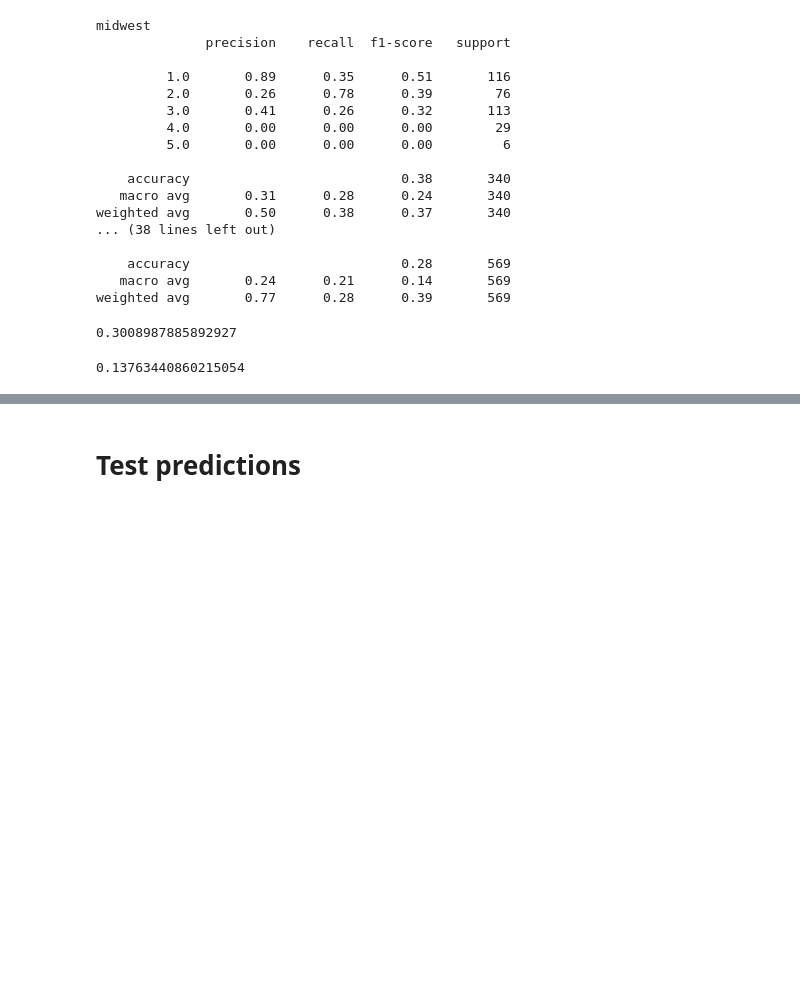
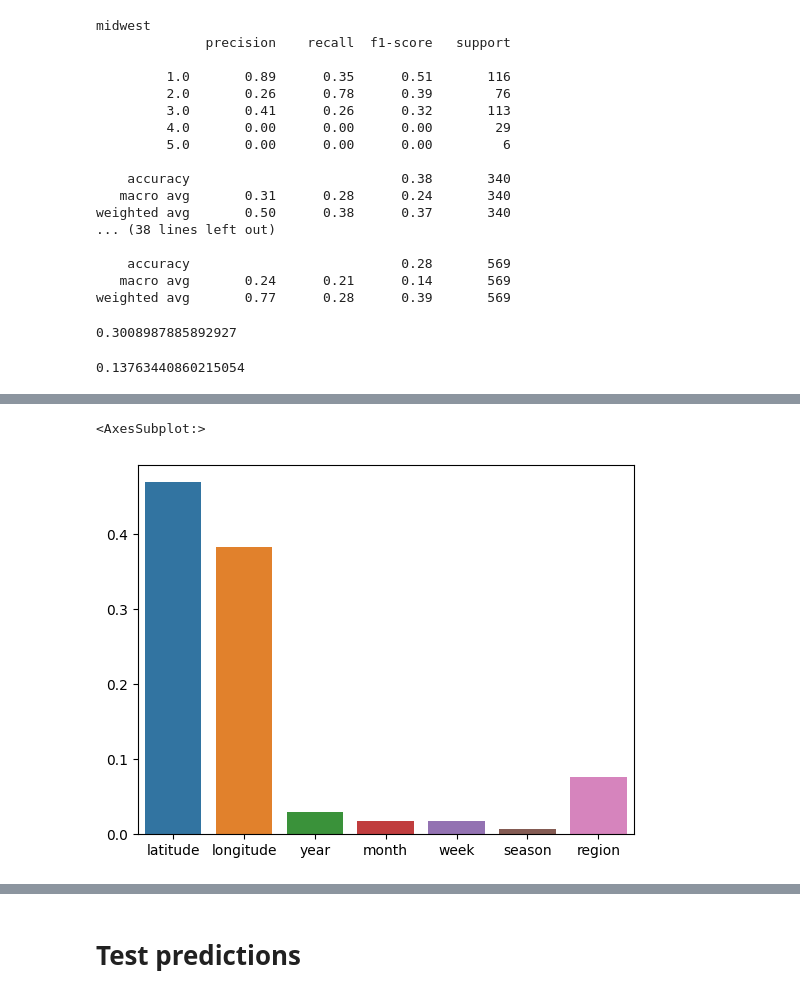
Before and after one commit to k-loki/Algal-bloom-Identification, a Jupyter notebook: notebooks/mt_data_again.ipynb, the cells around one changed output, grey strips where cells are left out. Drawn from its saved outputs; the diff is of its cells as text; code cells hidden in the pictures; blank space fills up the shorter version.

Commit message:
Adverserial validation- test is diff from train

```diff
--- a/notebooks/mt_data_again.ipynb
+++ b/notebooks/mt_data_again.ipynb
@@ -622,0 +652,3 @@ len(set(test_data.date).intersection(set(train_data.date))) / len(test_data)
+# %%
+df = df.drop(['date', 'uid', 'severity', 'split', 'density'], axis=1)
+df
@@ -622,0 +669,5 @@ len(set(test_data.date).intersection(set(train_data.date))) / len(test_data)
+# %%
+df.region = df.region.map(reg_map)
+# %%
+train, test = train_test_split(df, test_size=0.2, random_state=12_000, stratify=df.target)
+train.shape, test.shape
@@ -622,0 +713,8 @@ len(set(test_data.date).intersection(set(train_data.date))) / len(test_data)
+# %%
+from sklearn.metrics import accuracy_score
+
+xgb = XGBClassifier(n_estimators=1000, max_depth=5, learning_rate=0.1, n_jobs=-1, random_state=12_000, tree_method='gpu_hist', gpu_id=0)
+print(xgb)
+
+xgb.fit(train.drop('target', axis=1), train.target)
+accuracy_score(test.target, xgb.predict(test.drop('target', axis=1)))
@@ -622,0 +768,5 @@ len(set(test_data.date).intersection(set(train_data.date))) / len(test_data)
+# %%
+sns.barplot(xgb.feature_names_in_, xgb.feature_importances_)
+# %% [output]
+<AxesSubplot:>
+[figure, added]
```
Also changed, not shown: parts of 17 cells of this notebook.
